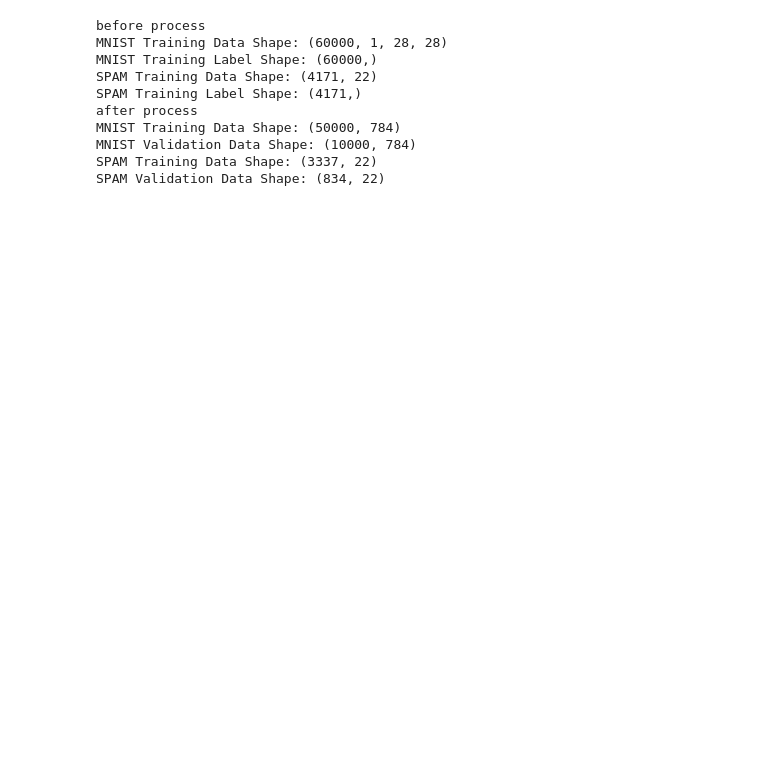
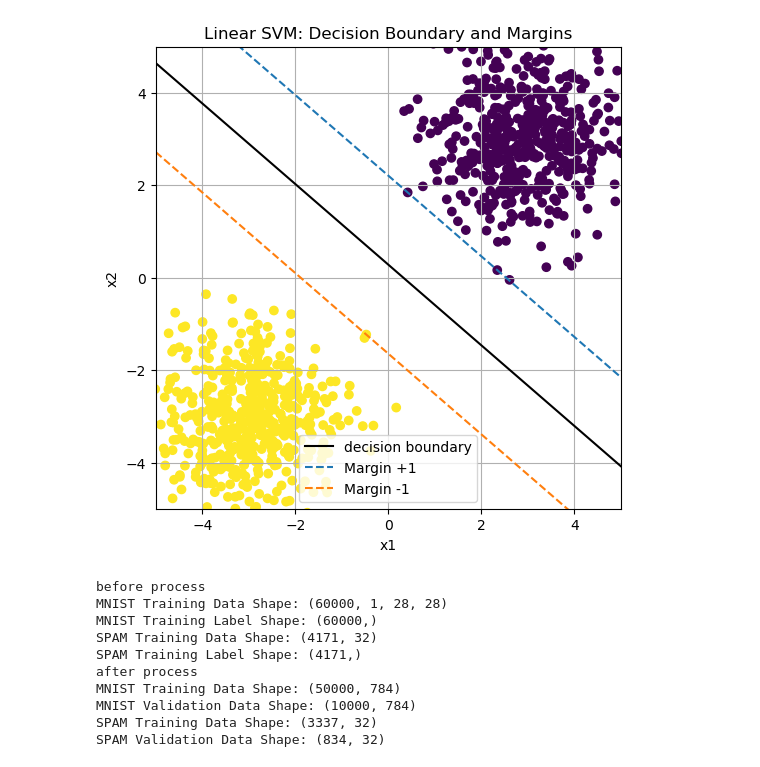
Before and after one commit to CalEricMa/cs189, a Jupyter notebook: hw1/scripts/hw1.ipynb, the cells around one changed output. Drawn from its saved outputs; the diff is of its cells as text; code cells hidden in the pictures; blank space fills up the shorter version.

```diff
--- a/hw1/scripts/hw1.ipynb
+++ b/hw1/scripts/hw1.ipynb
@@ -36,17 +36,45 @@ test_data (1000, 22)
-# %%
-#q2e
-def plot_data_points(data, labels):
-    plt.scatter(data[:, 0], data[:, 1], c=labels)
-
-def plot_decision_boundary(w, b):
-    x = np.linspace(-5, 5, 100)
-    y = -(w[0] * x + b) / w[1]
-    plt.plot(x, y, 'k')
-
-def plot_margins(w, b):
+# %%
+def plot_data_points(data, labels):
+    plt.scatter(data[:, 0], data[:, 1], c=labels)
+
+def plot_decision_boundary(w, b):
+    x = np.linspace(-5, 5, 100)
+    y = -(w[0] * x + b) / w[1]
+    plt.plot(x, y, 'k' , label='decision boundary')
+
+def plot_margins(w, b):
+    x = np.linspace(-5, 5, 100)
+    y_plus = -(w[0] * x + b + 1) / w[1]
+    y_minus = -(w[0] * x + b - 1) / w[1]
+    plt.plot(x, y_plus, '--', label='Margin +1')
+    plt.plot(x, y_minus, '--', label='Margin -1')
+
+data = np.load("../data/toy-data.npz")
+training_data = data["training_data"]
+training_labels = data["training_labels"]
+
+w = np.array([-0.4528, -0.5190])
+alpha = 0.1471
+
+plt.figure(figsize=(6, 6))
+plot_data_points(training_data, training_labels)
+plot_decision_boundary(w, alpha)
+plot_margins(w, alpha)
+plt.xlim([-5, 5])
+plt.ylim([-5, 5])
+plt.xlabel("x1")
+plt.ylabel("x2")
+plt.title("Linear SVM: Decision Boundary and Margins")
+plt.grid()
+plt.legend(loc="best")
+plt.show()
+# %% [output]
+[figure, added]
 # %%
 #q3a
 
+random.seed(189)
+np.random.seed(189)
 mnist_data = np.load("../data/mnist-data.npz")
 spam_data = np.load("../data/spam-data.npz")
 print("before process")
@@ -92,13 +120,13 @@ print("SPAM Validation Data Shape:", spam_validation_data.shape)
 before process
 MNIST Training Data Shape: (60000, 1, 28, 28)
 MNIST Training Label Shape: (60000,)
-SPAM Training Data Shape: (4171, 22)
+SPAM Training Data Shape: (4171, 32)
 SPAM Training Label Shape: (4171,)
 after process
 MNIST Training Data Shape: (50000, 784)
 MNIST Validation Data Shape: (10000, 784)
-SPAM Training Data Shape: (3337, 22)
-SPAM Validation Data Shape: (834, 22)
+SPAM Training Data Shape: (3337, 32)
+SPAM Validation Data Shape: (834, 32)
 # %%
 
 #q3b
```
Also changed, not shown: parts of 16 cells of this notebook, 11 other files.
